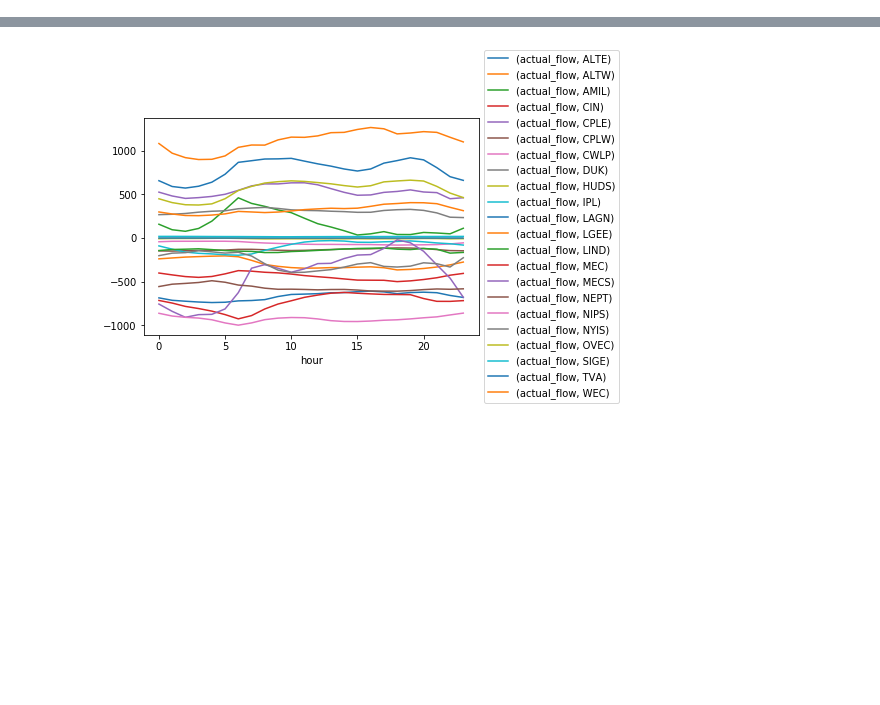
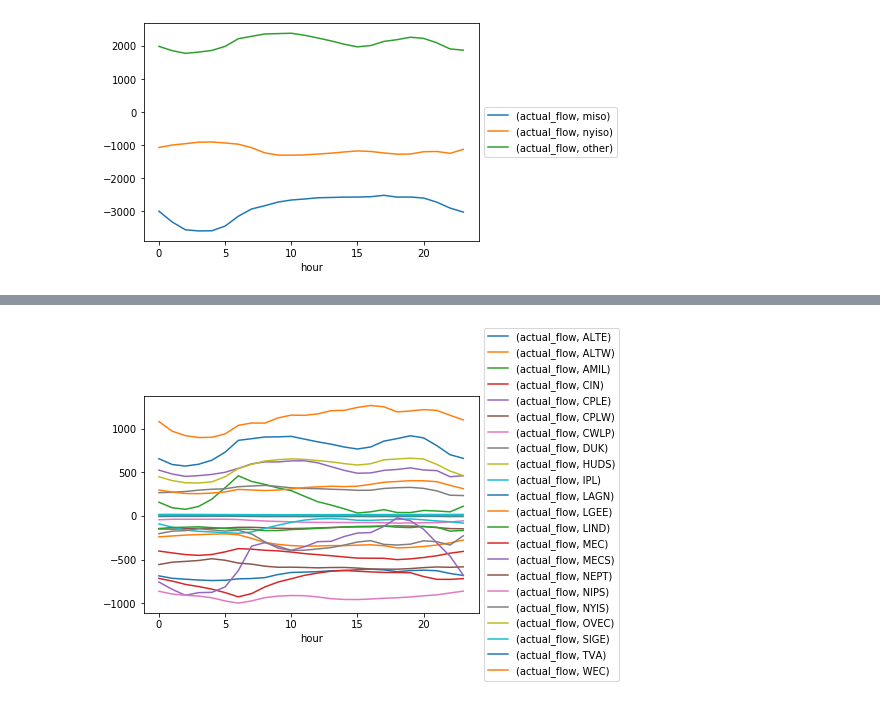
Before and after one commit to amy-wang/thesis2, a Jupyter notebook: data/Imports and Exports.ipynb, the cells around one changed output, grey strips where cells are left out. Drawn from its saved outputs; the diff is of its cells as text; code cells hidden in the pictures; blank space fills up the shorter version.

```diff
--- a/data/Imports and Exports.ipynb
+++ b/data/Imports and Exports.ipynb
@@ -22,3 +288,17 @@ df
 # %%
+df = pd.concat(map(pd.read_csv, ['import_exports/2016.csv', 'import_exports/2017.csv','import_exports/2018.csv']))
+
 # just look at actual flow for now
 df = df.drop(['datetime_ending_utc', 'datetime_ending_ept', 'inadv_flow', 'sched_flow'], axis=1)
+
+df['isorto'] = df['tie_line'].map(isorto)
+isorto_df = df.groupby( ['isorto', 'datetime_beginning_utc'] ).sum().reset_index()
+# %%
+isorto_df.columns = ['isorto', 'Date', 'mwh']
+isorto_df['Date'] = pd.to_datetime(isorto_df['Date'])
+isorto_df = extract_date(isorto_df, 'Date')
+# %%
+isorto_df = isorto_df.pivot_table(values=['mwh'], index=['year', 'month', 'day', 'hour'], columns='isorto')
+# %%
+isorto_df.columns = isorto_df.columns.map('|'.join).str.strip('|')
+isorto_df
@@ -24,0 +320,5 @@ df = df.drop(['datetime_ending_utc', 'datetime_ending_ept', 'inadv_flow', 'sched
+# %%
+by_hour = isorto_df.groupby( ["hour"] ).mean()
+by_hour.plot().legend(loc='center left',bbox_to_anchor=(1.0, 0.5));
+# %% [output]
+[figure, added]
```
Also changed, not shown: parts of 49 cells of this notebook, 2 other files.
